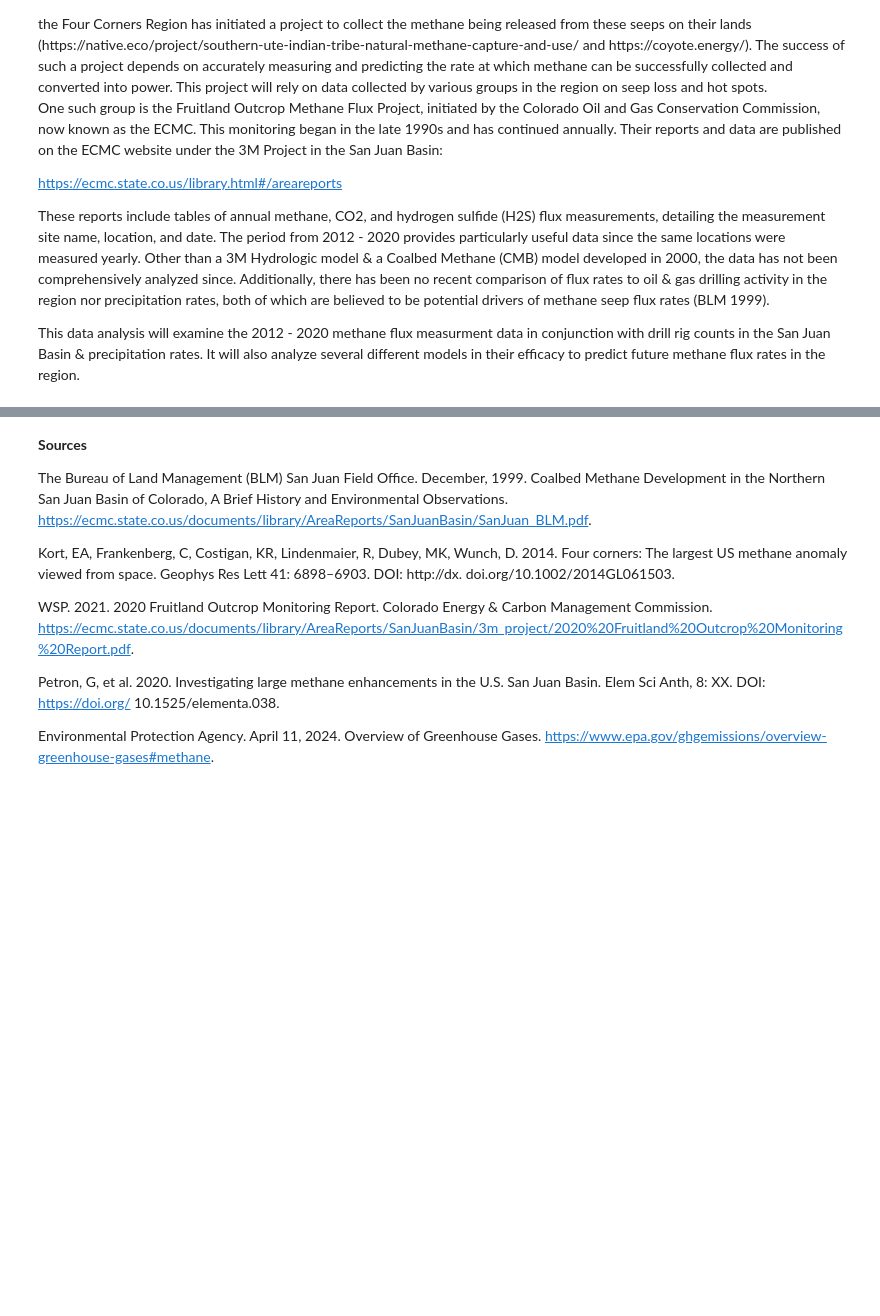
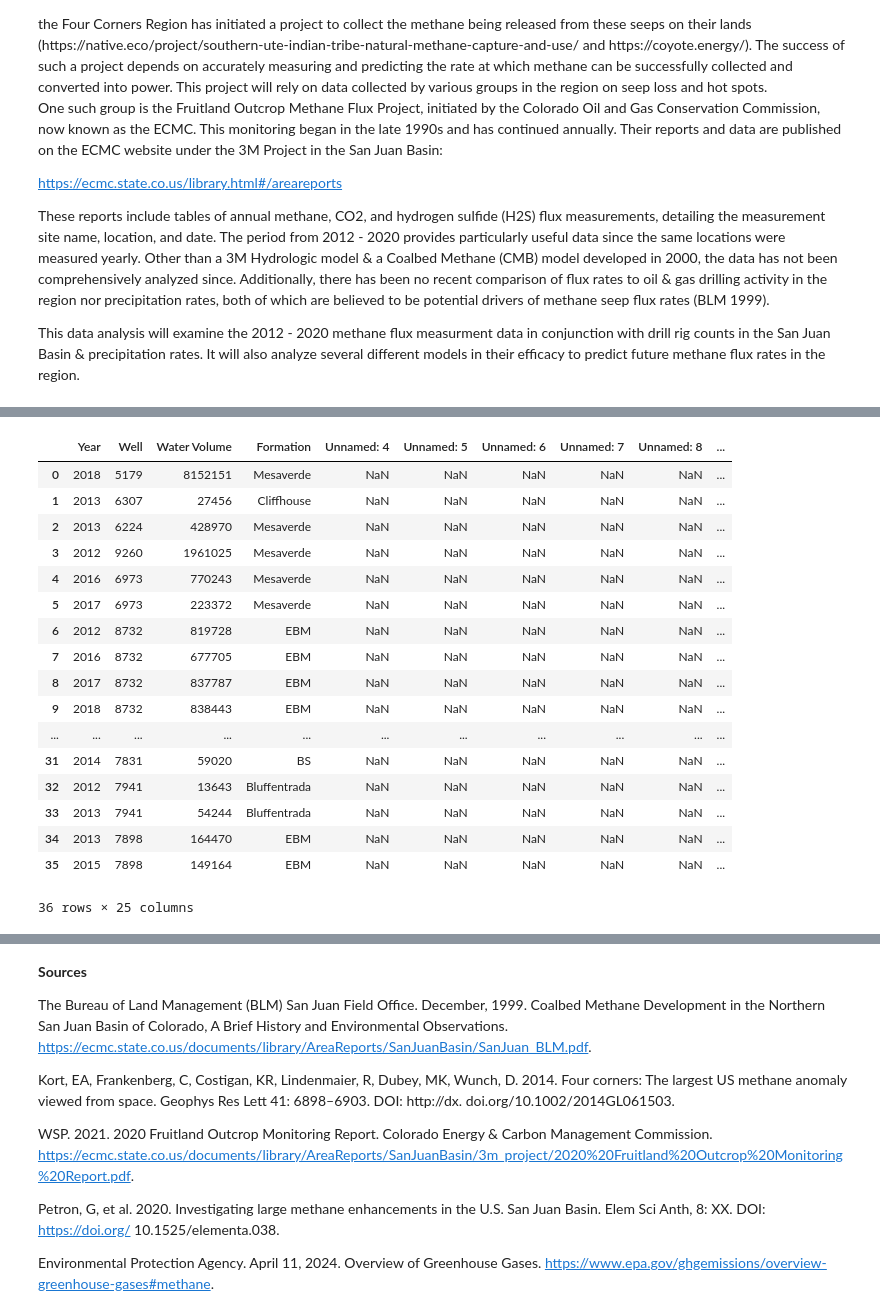
Before and after one commit to amyvoit/4_Corners_Methane_Seep, a Jupyter notebook: MethaneSeep.ipynb, the cells around one changed output, grey strips where cells are left out. Saved outputs shown, nothing was run; the diff lists cells and outputs as text; code cells hidden in the pictures; blank space fills up the shorter version.

```diff
--- a/MethaneSeep.ipynb
+++ b/MethaneSeep.ipynb
@@ -97,0 +256,23 @@ DateParseError: Unknown datetime string format, unable to parse: 29‐05‐2012
+# %%
+#Now We Need to Add CO Injected Water
+CO_Inj = pd.read_csv('data/CO_Inj_Well.csv')
+CO_Inj #Oof ugly
+# %% [output]
+|  | Year | Well | Water Volume | Formation | Unnamed: 4 | Unnamed: 5 | Unnamed: 6 | Unnamed: 7 | Unnamed: 8 | ... |
+| 0 | 2018 | 5179 | 8152151 | Mesaverde | NaN | NaN | NaN | NaN | NaN | ... |
+| 1 | 2013 | 6307 | 27456 | Cliffhouse | NaN | NaN | NaN | NaN | NaN | ... |
+| 2 | 2013 | 6224 | 428970 | Mesaverde | NaN | NaN | NaN | NaN | NaN | ... |
+| 3 | 2012 | 9260 | 1961025 | Mesaverde | NaN | NaN | NaN | NaN | NaN | ... |
+| 4 | 2016 | 6973 | 770243 | Mesaverde | NaN | NaN | NaN | NaN | NaN | ... |
+| 5 | 2017 | 6973 | 223372 | Mesaverde | NaN | NaN | NaN | NaN | NaN | ... |
+| 6 | 2012 | 8732 | 819728 | EBM | NaN | NaN | NaN | NaN | NaN | ... |
+| 7 | 2016 | 8732 | 677705 | EBM | NaN | NaN | NaN | NaN | NaN | ... |
+| 8 | 2017 | 8732 | 837787 | EBM | NaN | NaN | NaN | NaN | NaN | ... |
+| 9 | 2018 | 8732 | 838443 | EBM | NaN | NaN | NaN | NaN | NaN | ... |
+| ... | ... | ... | ... | ... | ... | ... | ... | ... | ... | ... |
+| 31 | 2014 | 7831 | 59020 | BS | NaN | NaN | NaN | NaN | NaN | ... |
+| 32 | 2012 | 7941 | 13643 | Bluffentrada | NaN | NaN | NaN | NaN | NaN | ... |
+| 33 | 2013 | 7941 | 54244 | Bluffentrada | NaN | NaN | NaN | NaN | NaN | ... |
+| 34 | 2013 | 7898 | 164470 | EBM | NaN | NaN | NaN | NaN | NaN | ... |
+| 35 | 2015 | 7898 | 149164 | EBM | NaN | NaN | NaN | NaN | NaN | ... |
+36 rows × 25 columns
```
Also changed, not shown: parts of 47 cells of this notebook, 12 other files.
